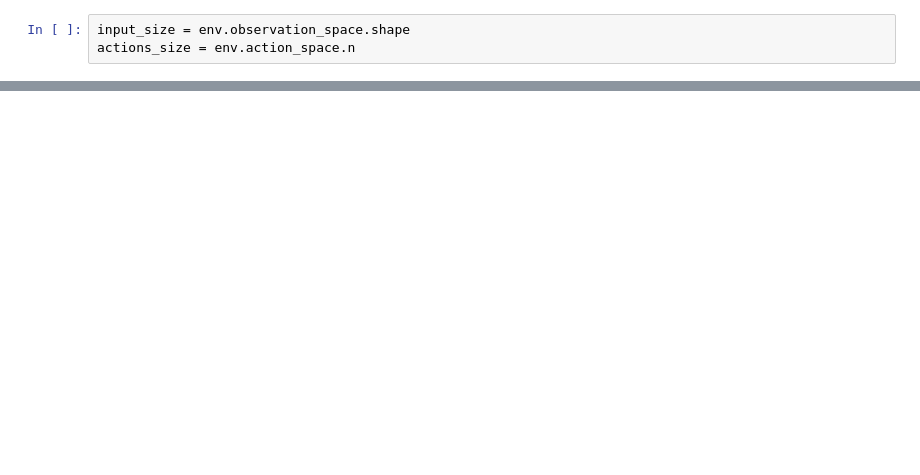
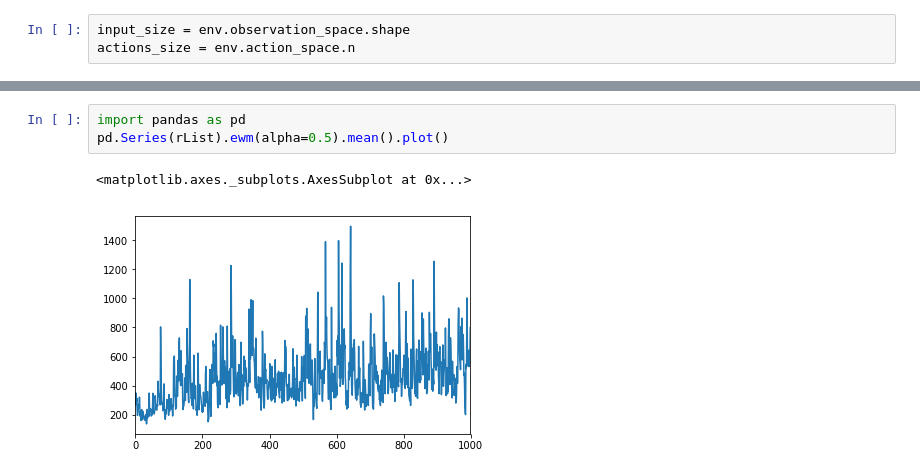
Before and after one commit to libfun/deephack3, a Jupyter notebook: Dueling double dqn.ipynb, the cells around one changed output, grey strips where cells are left out. Drawn from its saved outputs; the diff is of its cells as text; blank space fills up the shorter version.

```diff
--- a/Dueling double dqn.ipynb
+++ b/Dueling double dqn.ipynb
@@ -220,0 +240,6 @@ plt.plot(rList)
+# %%
+import pandas as pd
+pd.Series(rList).ewm(alpha=0.5).mean().plot()
+# %% [output]
+<matplotlib.axes._subplots.AxesSubplot at 0x...>
+[figure, added]
```
Also changed, not shown: parts of 9 cells of this notebook.
